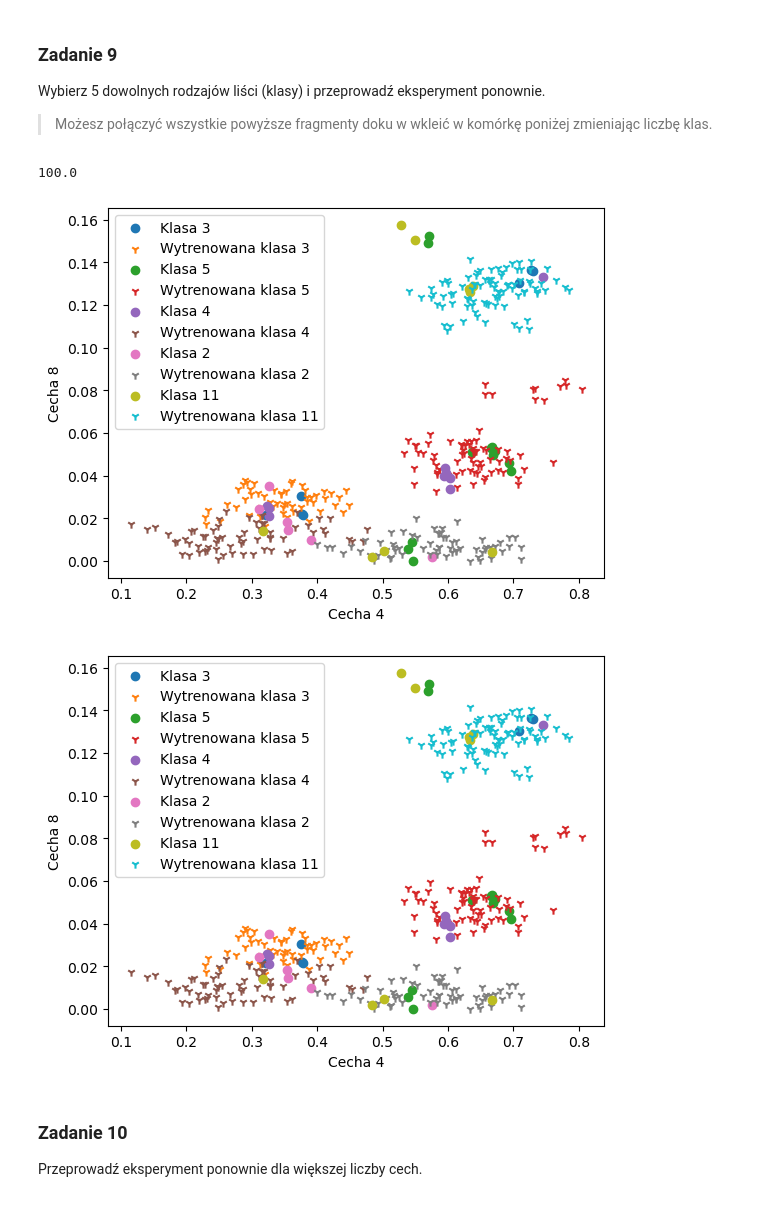
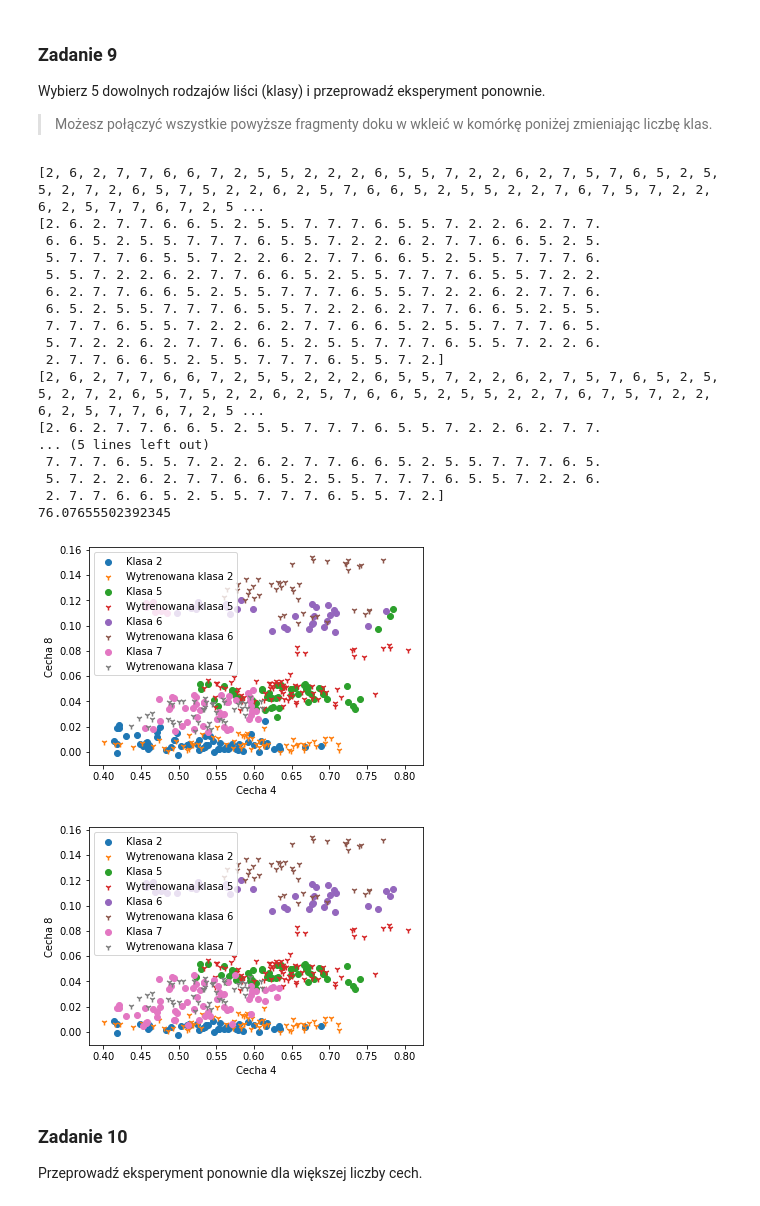
Before and after one commit to 249854KB/Statystyczne-metody-przetwarzania-danych, a Jupyter notebook: Lab2/Lab02.ipynb, the cells around one changed output. Cells and saved outputs as stored; diff of their text form; code cells hidden in the pictures.

```diff
--- a/Lab2/Lab02.ipynb
+++ b/Lab2/Lab02.ipynb
@@ -214,7 +214,8 @@ edists = np.zeros((int(len(train_new)),int(len(test_new))))
 for trainers in range(len(train_new)):
     for testers in range(len(test_new)):
         edists[trainers, testers] = edist(train_new[trainers,:],test_new[testers,:],features)
-
+print(edists)
+print(edists.shape)
 mins = []
 klasa_testerow = []
 for testers in range(len(test_new)):
@@ -222,10 +223,10 @@ for testers in range(len(test_new)):
     mins.append([i for i, x in enumerate(edists[:,testers]) if x == mymin])
     mins[testers] = mins[testers][0] #fixing broken values
 
-#print(mins)
+print(mins)
 
 for testers in range(len(test_new)):
-    klasa_testerow.append(train[mins[testers],0])
+    klasa_testerow.append(train_new[mins[testers],0])
     klasa_testerow[testers] = int(klasa_testerow[testers])
-#print(klasa_testerow)
+print(klasa_testerow)
 #print(test_new[:,0])
@@ -308,7 +320,7 @@ with open('./dataset/dataset.npz', 'rb') as f:
     data = np.load(f)
     train, test = data['train'], data['test']
 
-klasy = [3,5,4,2,11]
+klasy = [2,5,6,7]
 features = [4,8]
 
 train_new = train[np.isin(train[:,0], klasy)]
@@ -333,19 +345,24 @@ klasa_testerow = []
 for testers in range(len(test_new)):
     mymin = min(edists[:,testers])
     mins.append([i for i, x in enumerate(edists[:,testers]) if x == mymin])
-    mins[testers] = mins[testers][0] #fixing broken values
+    mins[testers] = mins[testers][0] #fixing broken values # ID OF EDLISTSTS FOR TESTER
 
 #print(mins)
+import copy as cp
+
 for testers in range(len(test_new)):
-    klasa_testerow.append(train[mins[testers],0])
+    klasa_testerow.append(train_new[mins[testers],0])
     klasa_testerow[testers] = int(klasa_testerow[testers])
-#print(klasa_testerow)
-#print(test_new[:,0])
 
-test_experimental = test_new[:,:]
+print(klasa_testerow)
+print(test_new[:,0])
+
+test_experimental = test_new[:,:].copy()
 for testers in range(len(test_new)):
     test_experimental[testers,0] = klasa_testerow[testers]
 
+print(klasa_testerow)
+print(test_new[:,0])
 plt.figure(0)
 for i in klasy:
     X= test_experimental[test_experimental[:,0]== i] [:,4]
@@ -357,36 +374,52 @@ for i in klasy:
 
 plt.legend()
 plt.xlabel("Cecha 4")
 plt.ylabel("Cecha 8")
 
 
 
 plt.figure(1)
 
 for i in klasy:
     X= test_new[test_new[:,0]==i] [:,4]
     Y= test_new[test_new[:,0]==i] [:,8]
     plt.scatter(X,Y, label='Klasa '+ str(i))
     X2= train_new[train_new[:,0]==i] [:,4]
     Y2= train_new[train_new[:,0]==i] [:,8]
     plt.scatter(X2,Y2, label='Wytrenowana klasa '+ str(i), marker='1')
 
 plt.legend()
 plt.xlabel("Cecha 4")
 plt.ylabel("Cecha 8")
 
 T =0
 for i in range(len(test_new)):
     if test_new[i,0] == klasa_testerow[i]:
         T=T+1
 
 Accuracy = T / len(test_new) * 100
 
 print(Accuracy)
 # %% [output]
-100.0
+[2, 6, 2, 7, 7, 6, 6, 7, 2, 5, 5, 2, 2, 2, 6, 5, 5, 7, 2, 2, 6, 2, 7, 5, 7, 6, 5, 2, 5, 5, 2, 7, 2, 6, 5, 7, 5, 2, 2, 6, 2, 5, 7, 6, 6, 5, 2, 5, 5, 2, 2, 7, 6, 7, 5, 7, 2, 2, 6, 2, 5, 7, 7, 6, 7, 2, 5 ...
+[2. 6. 2. 7. 7. 6. 6. 5. 2. 5. 5. 7. 7. 7. 6. 5. 5. 7. 2. 2. 6. 2. 7. 7.
+ 6. 6. 5. 2. 5. 5. 7. 7. 7. 6. 5. 5. 7. 2. 2. 6. 2. 7. 7. 6. 6. 5. 2. 5.
+ 5. 7. 7. 7. 6. 5. 5. 7. 2. 2. 6. 2. 7. 7. 6. 6. 5. 2. 5. 5. 7. 7. 7. 6.
+ 5. 5. 7. 2. 2. 6. 2. 7. 7. 6. 6. 5. 2. 5. 5. 7. 7. 7. 6. 5. 5. 7. 2. 2.
+ 6. 2. 7. 7. 6. 6. 5. 2. 5. 5. 7. 7. 7. 6. 5. 5. 7. 2. 2. 6. 2. 7. 7. 6.
+ 6. 5. 2. 5. 5. 7. 7. 7. 6. 5. 5. 7. 2. 2. 6. 2. 7. 7. 6. 6. 5. 2. 5. 5.
+ 7. 7. 7. 6. 5. 5. 7. 2. 2. 6. 2. 7. 7. 6. 6. 5. 2. 5. 5. 7. 7. 7. 6. 5.
+ 5. 7. 2. 2. 6. 2. 7. 7. 6. 6. 5. 2. 5. 5. 7. 7. 7. 6. 5. 5. 7. 2. 2. 6.
+ 2. 7. 7. 6. 6. 5. 2. 5. 5. 7. 7. 7. 6. 5. 5. 7. 2.]
+[2, 6, 2, 7, 7, 6, 6, 7, 2, 5, 5, 2, 2, 2, 6, 5, 5, 7, 2, 2, 6, 2, 7, 5, 7, 6, 5, 2, 5, 5, 2, 7, 2, 6, 5, 7, 5, 2, 2, 6, 2, 5, 7, 6, 6, 5, 2, 5, 5, 2, 2, 7, 6, 7, 5, 7, 2, 2, 6, 2, 5, 7, 7, 6, 7, 2, 5 ...
+[2. 6. 2. 7. 7. 6. 6. 5. 2. 5. 5. 7. 7. 7. 6. 5. 5. 7. 2. 2. 6. 2. 7. 7.
+... (5 lines left out)
+ 7. 7. 7. 6. 5. 5. 7. 2. 2. 6. 2. 7. 7. 6. 6. 5. 2. 5. 5. 7. 7. 7. 6. 5.
+ 5. 7. 2. 2. 6. 2. 7. 7. 6. 6. 5. 2. 5. 5. 7. 7. 7. 6. 5. 5. 7. 2. 2. 6.
+ 2. 7. 7. 6. 6. 5. 2. 5. 5. 7. 7. 7. 6. 5. 5. 7. 2.]
+76.07655502392345
-[figure, old version]
+[figure, new version]
-[figure, old version]
+[figure, new version]
 # %% [markdown]
 ### Zadanie 10
 
```
Also changed, not shown: parts of 7 cells of this notebook.
